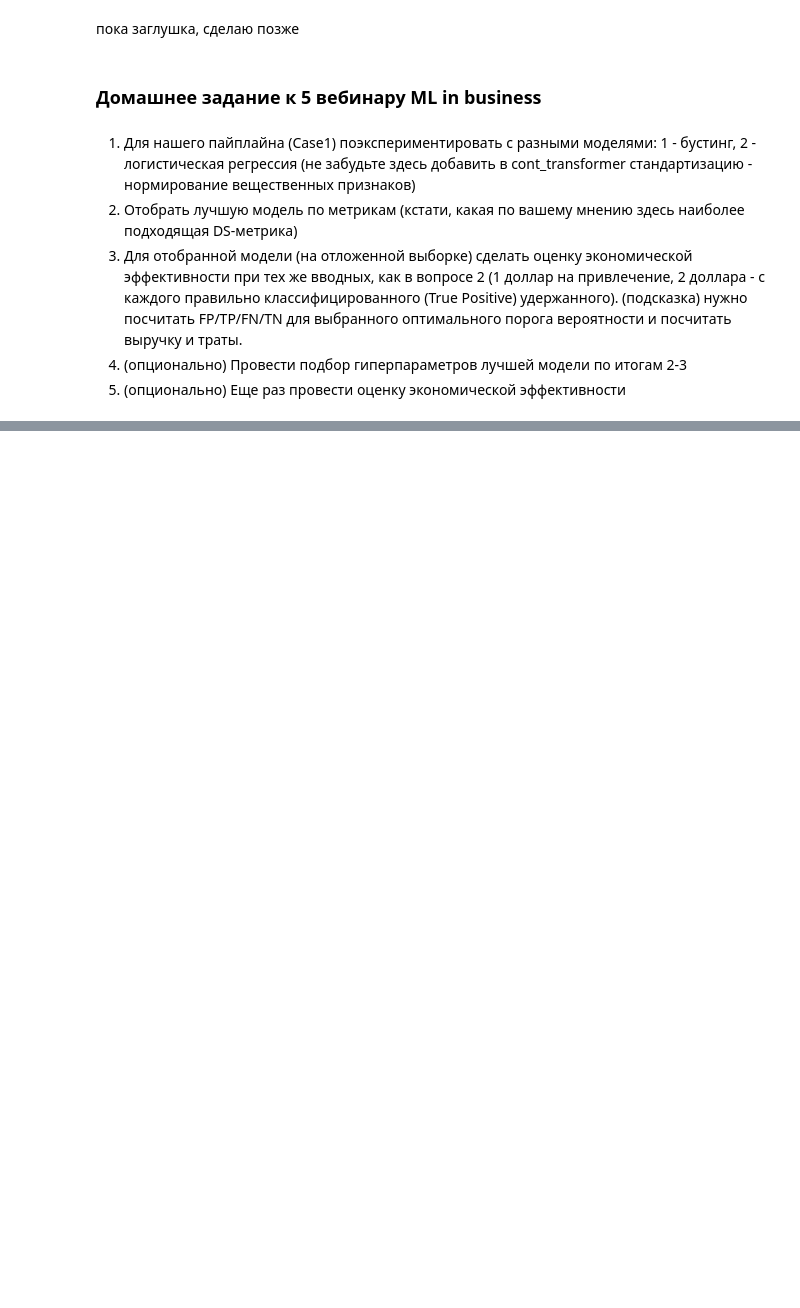
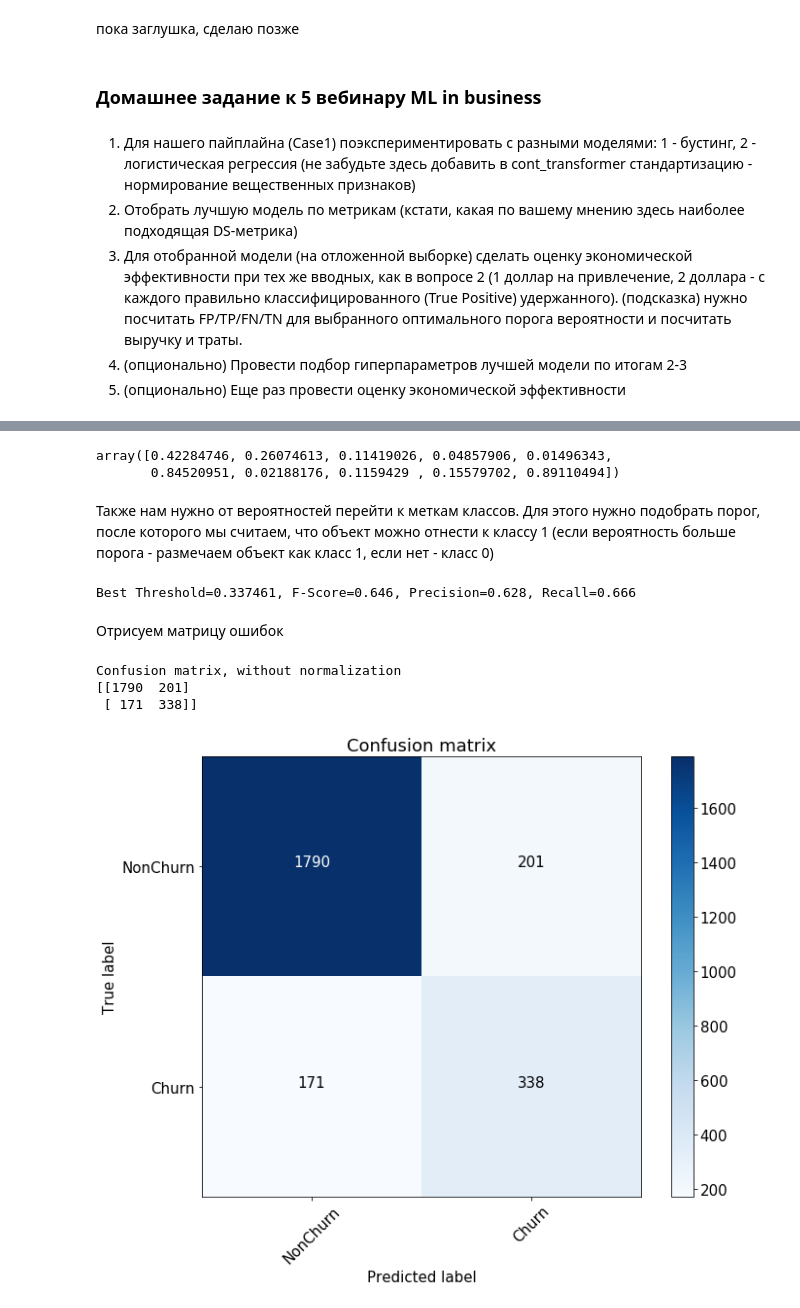
Before and after one commit to LMAXL7791211/ML_in_business, a Jupyter notebook: HW 5 ML in business.ipynb, the cells around one changed output, grey strips where cells are left out. Saved outputs shown, nothing was run; the diff lists cells and outputs as text; code cells hidden in the pictures; blank space fills up the shorter version.

```diff
--- a/HW 5 ML in business.ipynb
+++ b/HW 5 ML in business.ipynb
@@ -10,0 +324,5 @@
+# %%
+pipeline_cat = Pipeline([
+    ('features',feats),
+    ('classifier', CatBoostClassifier(random_state = 42, silent = True)),
+])
@@ -10,0 +333,3 @@
+# %%
+#обучим наш пайплайн
+pipeline_cat.fit(X_train, y_train)
@@ -10,0 +354,40 @@
+# %%
+#наши прогнозы для тестовой выборки
+preds_cat = pipeline_cat.predict_proba(X_test)[:, 1]
+preds_cat[:10]
+# %% [output]
+array([0.42284746, 0.26074613, 0.11419026, 0.04857906, 0.01496343,
+       0.84520951, 0.02188176, 0.1159429 , 0.15579702, 0.89110494])
+# %% [markdown]
+Также нам нужно от вероятностей перейти к меткам классов. Для этого нужно подобрать порог, после которого мы считаем, что объект можно отнести к классу 1 (если вероятность больше порога - размечаем объект как класс 1, если нет - класс 0)
+# %%
+precision_cat, recall_cat, thresholds_cat = precision_recall_curve(y_test, preds_cat)
+
+fscore_cat = (2 * precision_cat * recall_cat) / (precision_cat + recall_cat)
+# locate the index of the largest f score
+ix_cat = np.argmax(fscore_cat)
+print('Best Threshold=%f, F-Score=%.3f, Precision=%.3f, Recall=%.3f' % (thresholds_cat[ix_cat],
+                                                                        fscore_cat[ix_cat],
+                                                                        precision_cat[ix_cat],
+                                                                        recall_cat[ix_cat]))
+# %% [output]
+Best Threshold=0.337461, F-Score=0.646, Precision=0.628, Recall=0.666
+# %% [markdown]
+Отрисуем матрицу ошибок
+# %%
+#мы уже нашли ранее "оптимальный" порог, когда максимизировали f_score
+font = {'size' : 15}
+
+plt.rc('font', **font)
+
+cnf_matrix_cat = confusion_matrix(y_test, preds_cat>thresholds_cat[ix_cat])
+plt.figure(figsize=(10, 8))
+plot_confusion_matrix(cnf_matrix_cat, classes=['NonChurn', 'Churn'],
+                      title='Confusion matrix')
+plt.savefig("conf_matrix.png")
+plt.show()
+# %% [output]
+Confusion matrix, without normalization
+[[1790  201]
+ [ 171  338]]
+[figure, added]
```
Also changed, not shown: parts of 83 cells of this notebook.
